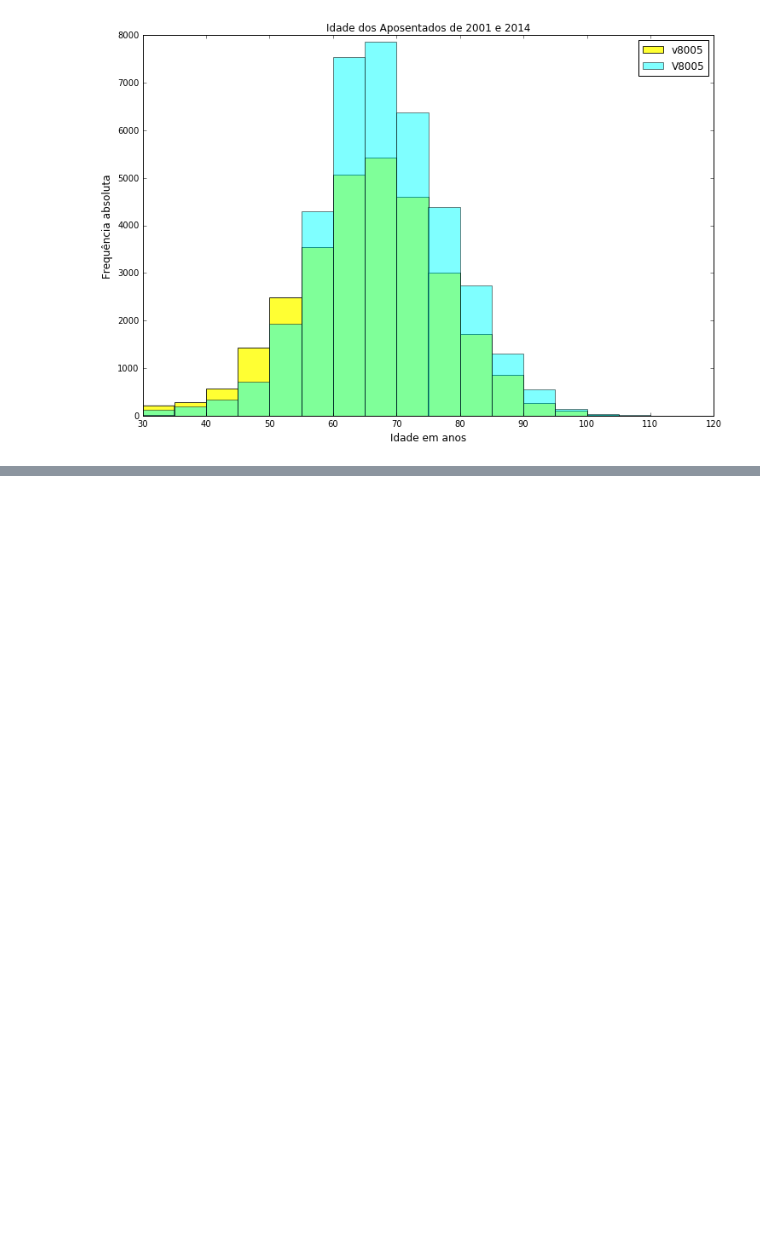
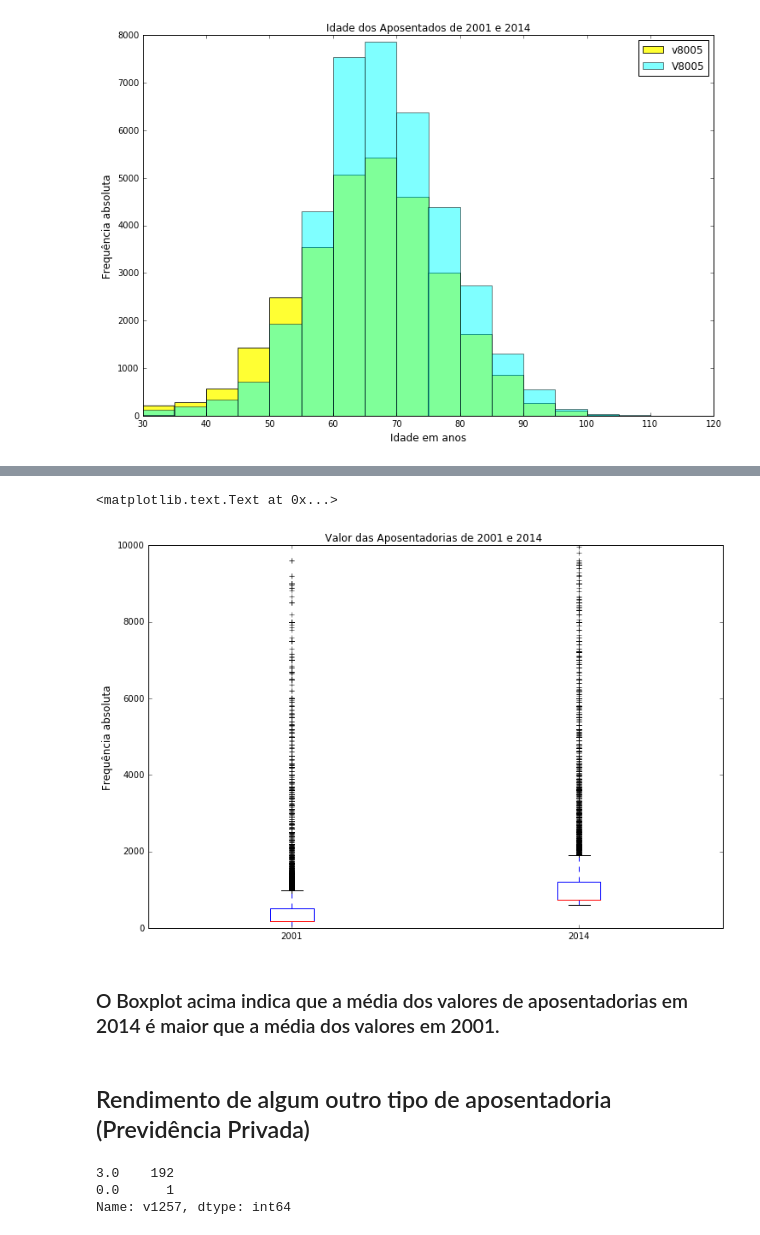
Before and after one commit to felipesmn/CD, a Jupyter notebook: Projeto1/Projeto1-FelipeScandiuzzi-TurmaC.ipynb, the cells around one changed output, grey strips where cells are left out. Cells and saved outputs as stored; diff of their text form; code cells hidden in the pictures; blank space fills up the shorter version.

```diff
--- a/Projeto1/Projeto1-FelipeScandiuzzi-TurmaC.ipynb
+++ b/Projeto1/Projeto1-FelipeScandiuzzi-TurmaC.ipynb
@@ -294,0 +152,22 @@ axs[1].set_title('2014',fontsize=26)
+# %%
+#Código para plotar Boxplot dos valores de aposentadorias de 2001 e 2014
+x = Aposentados2014.V1252[Aposentados2014.V1252 < 10000]
+y = Aposentados2001.v1252[Aposentados2001.v1252 < 10000]
+a = pd.DataFrame([y,x], index = ('2001', '2014'))
+a = a.T
+a.plot (kind='box', figsize = (12,8), title = "Valor das Aposentadorias de 2001 e 2014 ")
+plt.ylabel('Frequência absoluta', fontsize=12)
+# %% [output]
+<matplotlib.text.Text at 0x...>
+[figure, added]
+# %% [markdown]
+### O Boxplot acima indica que a média dos valores de aposentadorias em 2014 é maior que a média dos valores em 2001.
+# %% [markdown]
+## Rendimento de algum outro tipo de aposentadoria (Previdência Privada)
+# %%
+#Aposentados em 2001 que possuem previdência privada
+Aposentados2001.v1257.value_counts()
+# %% [output]
+3.0    192
+0.0      1
+Name: v1257, dtype: int64
```
Also changed, not shown: parts of 38 cells of this notebook.
